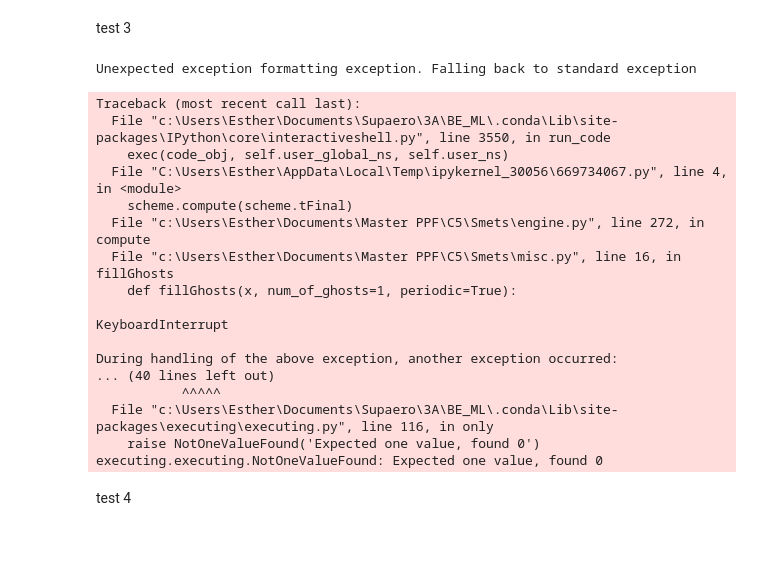
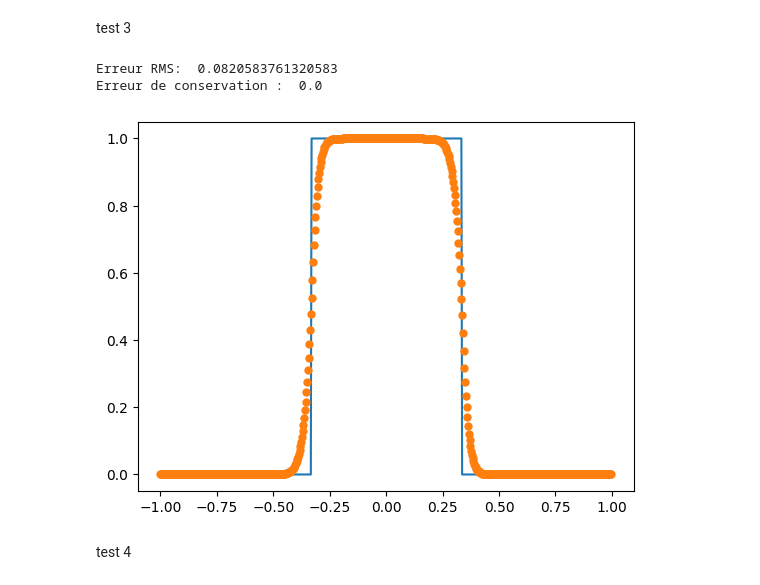
Before and after one commit to avovitab/Smets, a Jupyter notebook: notebook.ipynb, the cells around one changed output. Cells and saved outputs as stored; diff of their text form; code cells hidden in the pictures; blank space fills up the shorter version.

```diff
--- a/notebook.ipynb
+++ b/notebook.ipynb
@@ -79,32 +79,17 @@ test 3
 # %%
 test = tst.Test3()
 scheme = ng.MUSCL(test)
-scheme.form = "KTparabolic"
+scheme.form = "KT"
 scheme.compute(scheme.tFinal)
 plt.plot(scheme.x, scheme.uFinal)
 plt.plot(scheme.x, scheme.uF, marker = "o", markersize=5, linestyle = "None")
 
 print("Erreur RMS: ", diffAbs(scheme.uFinal,scheme.uF))
 print("Erreur de conservation : ", conservation(scheme.uF,scheme.u0(scheme.x),scheme))
 # %% [output]
-Unexpected exception formatting exception. Falling back to standard exception
+Erreur RMS:  0.0820583761320583
+Erreur de conservation :  0.0
-Traceback (most recent call last):
-  File "c:\Users\Esther\Documents\Supaero\3A\BE_ML\.conda\Lib\site-packages\IPython\core\interactiveshell.py", line 3550, in run_code
-    exec(code_obj, self.user_global_ns, self.user_ns)
-  File "C:\Users\Esther\AppData\Local\Temp\ipykernel_30056\669734067.py", line 4, in <module>
-    scheme.compute(scheme.tFinal)
-  File "c:\Users\Esther\Documents\Master PPF\C5\Smets\engine.py", line 272, in compute
-  File "c:\Users\Esther\Documents\Master PPF\C5\Smets\misc.py", line 16, in fillGhosts
-    def fillGhosts(x, num_of_ghosts=1, periodic=True):
-
-KeyboardInterrupt
-
-During handling of the above exception, another exception occurred:
-... (40 lines left out)
-           ^^^^^
-  File "c:\Users\Esther\Documents\Supaero\3A\BE_ML\.conda\Lib\site-packages\executing\executing.py", line 116, in only
-    raise NotOneValueFound('Expected one value, found 0')
-executing.executing.NotOneValueFound: Expected one value, found 0
+[figure, added]
 # %% [markdown]
 test 4
 # %%
```
Also changed, not shown: parts of 12 cells of this notebook, 2 other files.
